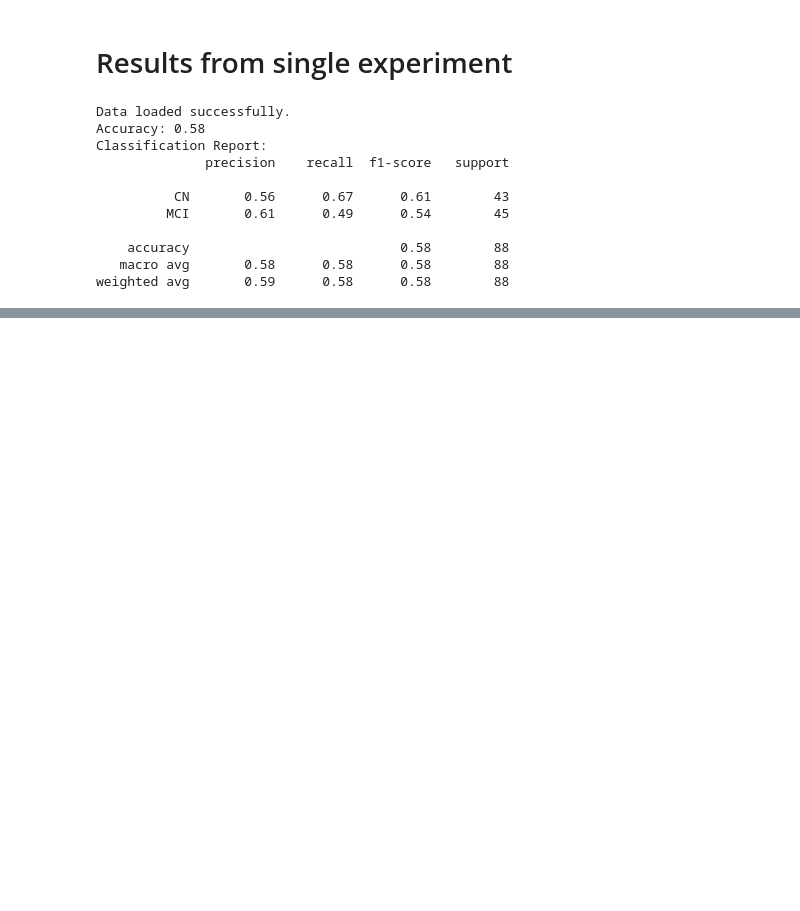
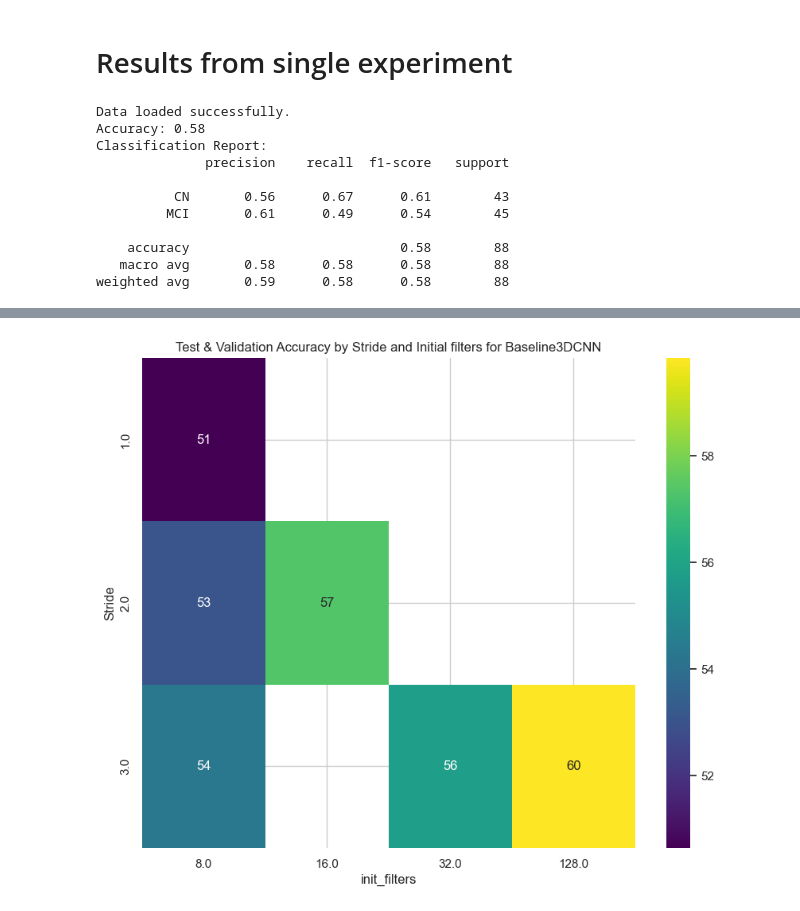
Before and after one commit to Michaelfosse/MasterThesis, a Jupyter notebook: Code/3. Descriptive analytics/Describing_Results.ipynb, the cells around one changed output, grey strips where cells are left out. Saved outputs shown, nothing was run; the diff lists cells and outputs as text; code cells hidden in the pictures; blank space fills up the shorter version.

```diff
--- a/Code/3. Descriptive analytics/Describing_Results.ipynb
+++ b/Code/3. Descriptive analytics/Describing_Results.ipynb
@@ -907,0 +981,18 @@ weighted avg       0.59      0.58      0.58        88
+# %%
+import seaborn as sns
+import matplotlib.pyplot as plt
+
+# Filter the data for model = Baseline3DCNN
+filtered_data = all_results[all_results['model'] == 'Baseline3DCNN']
+
+
+# Heatmap for 'stride' and 'optimizer'
+heatmap_data_stride = filtered_data.pivot_table(values='Test & Validation Accuracy', index='kernel_size', columns='init_filters', aggfunc='mean')
+plt.figure(figsize=(10, 8))
+sns.heatmap(heatmap_data_stride, annot=True, cmap='viridis')
+plt.xlabel('init_filters')
+plt.ylabel('Stride')
+plt.title('Test & Validation Accuracy by Stride and Initial filters for Baseline3DCNN')
+plt.show()
+# %% [output]
+[figure, added]
```
Also changed, not shown: parts of 29 cells of this notebook, 6 other files.
